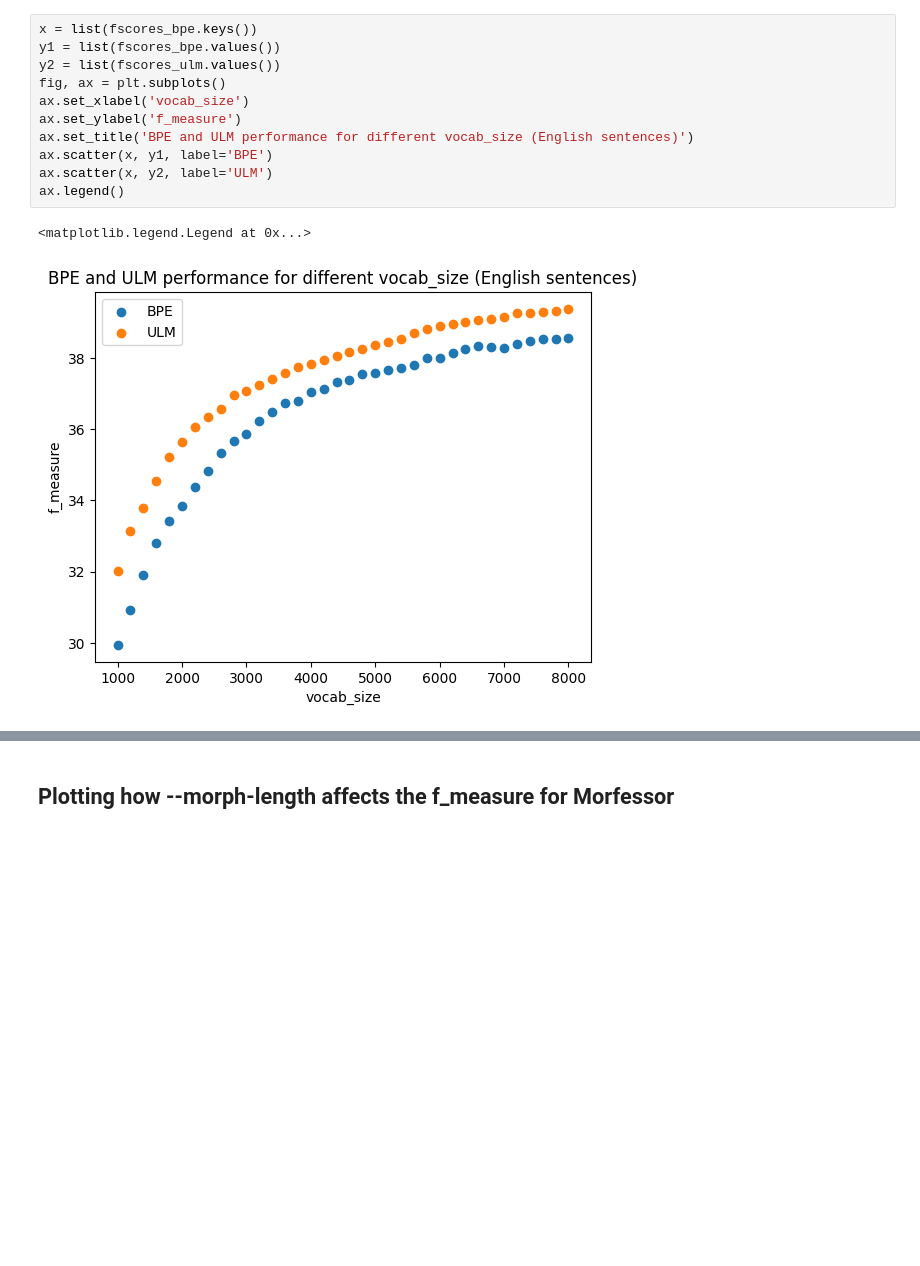
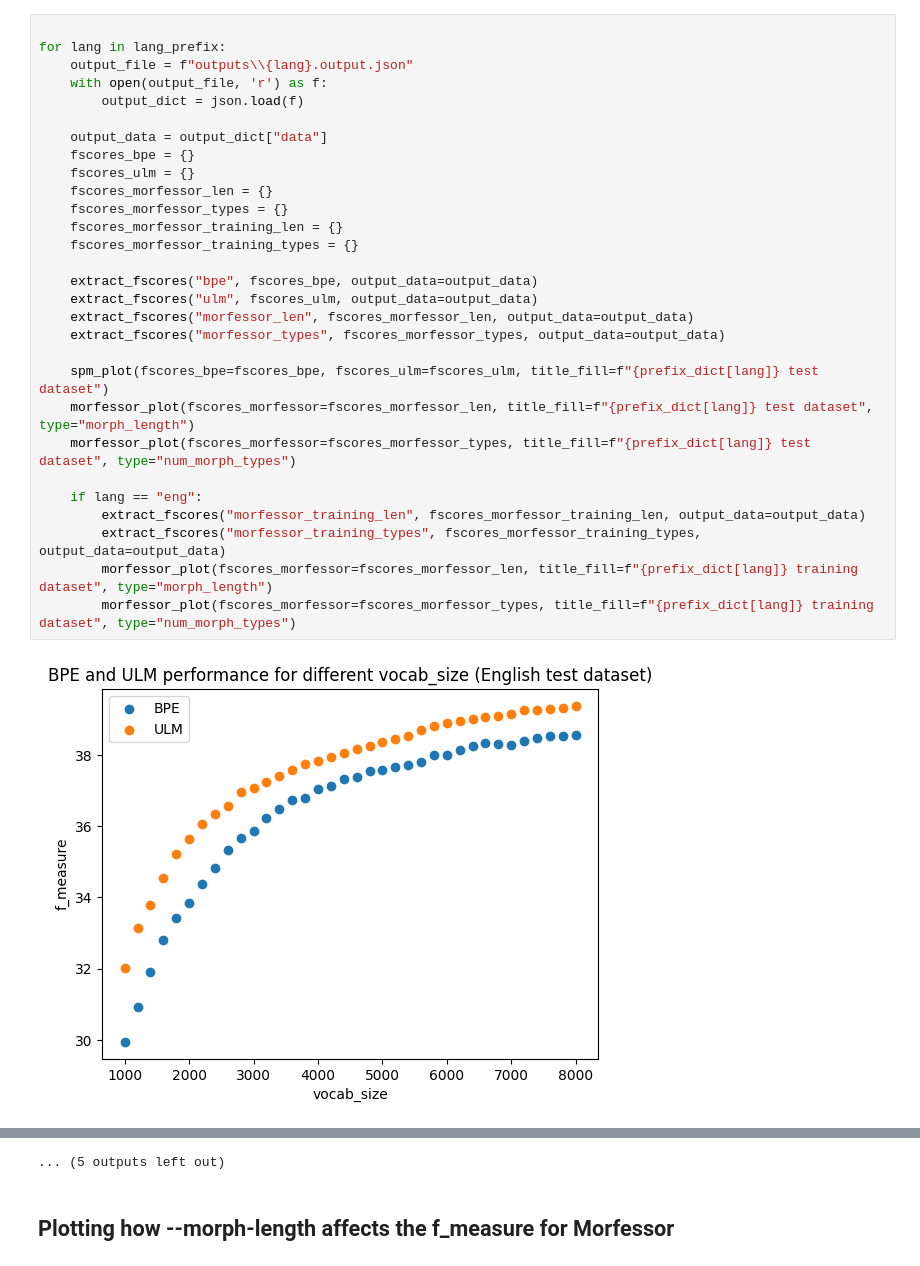
Before and after one commit to tanmaydeshp/NLP-Praktikum, a Jupyter notebook: segmentation_techniques/eval_plot.ipynb, the cells around one changed output, grey strips where cells are left out. Saved outputs shown, nothing was run; the diff lists cells and outputs as text; blank space fills up the shorter version.

Commit message:
Added BPE vs ULM and morph-length plots for all languages to eval_plot

```diff
--- a/segmentation_techniques/eval_plot.ipynb
+++ b/segmentation_techniques/eval_plot.ipynb
@@ -34,14 +52,31 @@ extract_fscores("morfessor_training_types", fscores_morfessor_training_types)
-# %%
-x = list(fscores_bpe.keys())
-y1 = list(fscores_bpe.values())
-y2 = list(fscores_ulm.values())
-fig, ax = plt.subplots()
-ax.set_xlabel('vocab_size')
-ax.set_ylabel('f_measure')
-ax.set_title('BPE and ULM performance for different vocab_size (English sentences)')
-ax.scatter(x, y1, label='BPE')
-ax.scatter(x, y2, label='ULM')
-ax.legend()
-# %% [output]
-<matplotlib.legend.Legend at 0x...>
-[figure, removed]
+# %%
+
+for lang in lang_prefix:
+    output_file = f"outputs\\{lang}.output.json"
+    with open(output_file, 'r') as f:
+        output_dict = json.load(f)
+
+    output_data = output_dict["data"]
+    fscores_bpe = {}
+    fscores_ulm = {}
+    fscores_morfessor_len = {}
+    fscores_morfessor_types = {}
+    fscores_morfessor_training_len = {}
+    fscores_morfessor_training_types = {}
+
+    extract_fscores("bpe", fscores_bpe, output_data=output_data)
+    extract_fscores("ulm", fscores_ulm, output_data=output_data)
+    extract_fscores("morfessor_len", fscores_morfessor_len, output_data=output_data)
+    extract_fscores("morfessor_types", fscores_morfessor_types, output_data=output_data)
+
+    spm_plot(fscores_bpe=fscores_bpe, fscores_ulm=fscores_ulm, title_fill=f"{prefix_dict[lang]} test dataset")
+    morfessor_plot(fscores_morfessor=fscores_morfessor_len, title_fill=f"{prefix_dict[lang]} test dataset", type="morph_length")
+    morfessor_plot(fscores_morfessor=fscores_morfessor_types, title_fill=f"{prefix_dict[lang]} test dataset", type="num_morph_types")
+
+    if lang == "eng":
+        extract_fscores("morfessor_training_len", fscores_morfessor_training_len, output_data=output_data)
+        extract_fscores("morfessor_training_types", fscores_morfessor_training_types, output_data=output_data)
+        morfessor_plot(fscores_morfessor=fscores_morfessor_len, title_fill=f"{prefix_dict[lang]} training dataset", type="morph_length")
+        morfessor_plot(fscores_morfessor=fscores_morfessor_types, title_fill=f"{prefix_dict[lang]} training dataset", type="num_morph_types")
+# %% [output]
+[figure, added]
@@ -48,2 +94,3 @@ ax.legend()
+... (5 outputs left out)
 # %% [markdown]
 ## Plotting how --morph-length affects the f_measure for Morfessor
```
Also changed, not shown: parts of 8 cells of this notebook, 5 other files.
